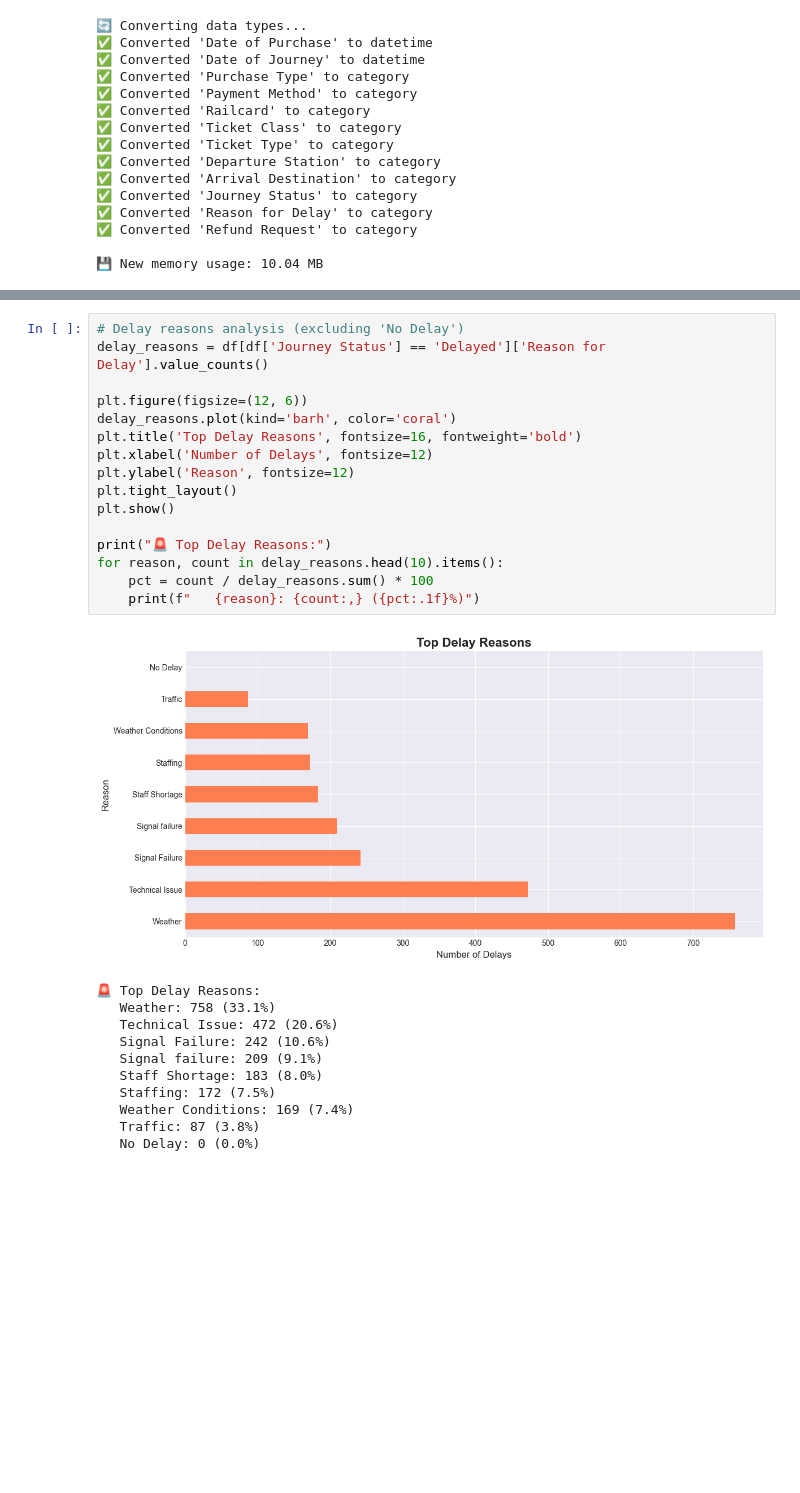
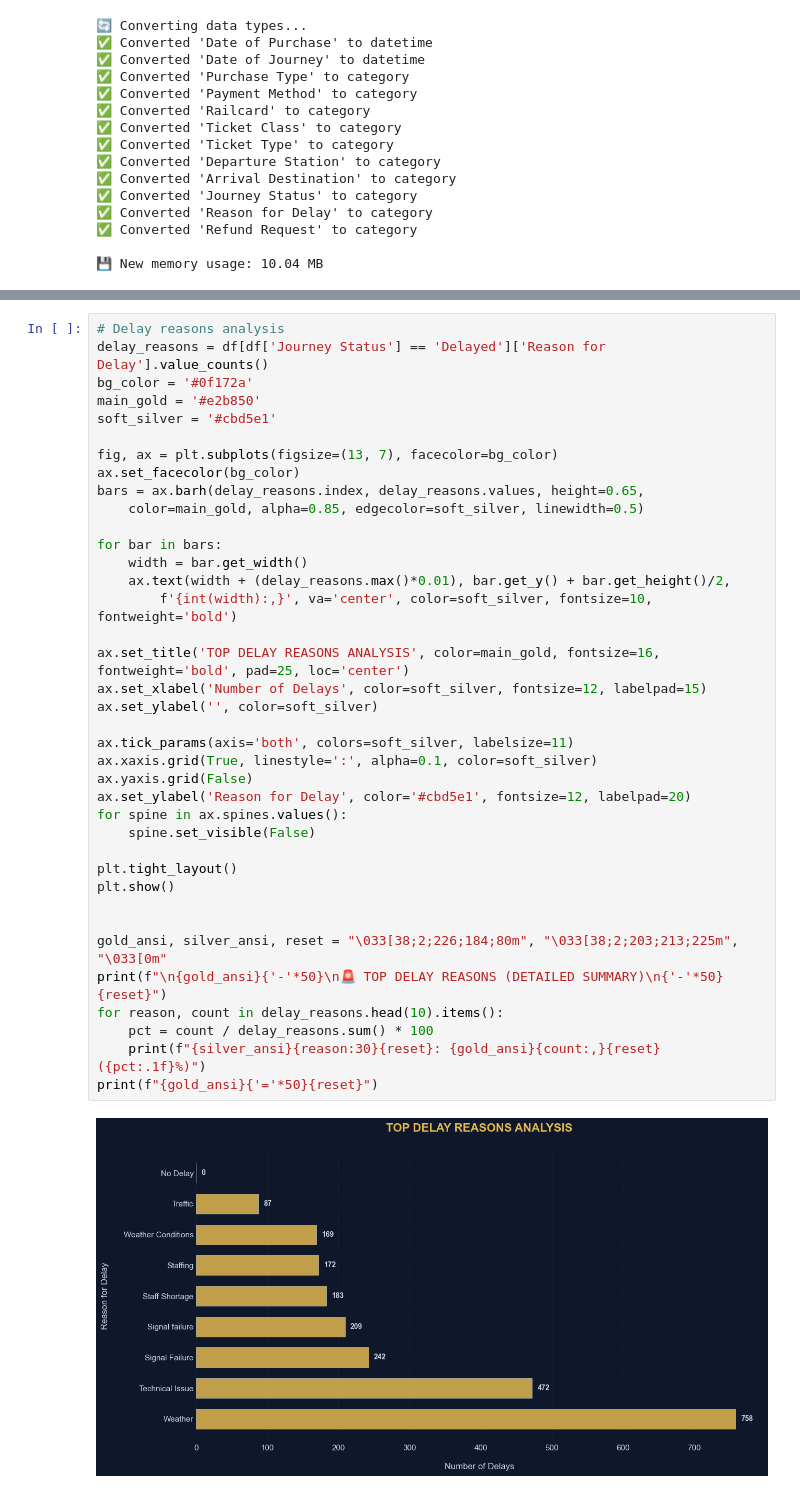
Before and after one commit to KhaledEisa/RailSmart-UK-Train-Rides, a Jupyter notebook: data_analysis_and_cleaning.ipynb, the cells around one changed output, grey strips where cells are left out. Drawn from its saved outputs; the diff is of its cells as text; blank space fills up the shorter version.

```diff
--- a/data_analysis_and_cleaning.ipynb
+++ b/data_analysis_and_cleaning.ipynb
@@ -529,28 +725,40 @@ for status, count in status_counts.items():
-# %%
-# Delay reasons analysis (excluding 'No Delay')
-delay_reasons = df[df['Journey Status'] == 'Delayed']['Reason for Delay'].value_counts()
-
-plt.figure(figsize=(12, 6))
-delay_reasons.plot(kind='barh', color='coral')
-plt.title('Top Delay Reasons', fontsize=16, fontweight='bold')
-plt.xlabel('Number of Delays', fontsize=12)
-plt.ylabel('Reason', fontsize=12)
-plt.tight_layout()
-plt.show()
-
-print("🚨 Top Delay Reasons:")
-for reason, count in delay_reasons.head(10).items():
-    pct = count / delay_reasons.sum() * 100
-    print(f"   {reason}: {count:,} ({pct:.1f}%)")
-# %% [output]
-[figure, removed]
-🚨 Top Delay Reasons:
-   Weather: 758 (33.1%)
-   Technical Issue: 472 (20.6%)
-   Signal Failure: 242 (10.6%)
-   Signal failure: 209 (9.1%)
-   Staff Shortage: 183 (8.0%)
-   Staffing: 172 (7.5%)
-   Weather Conditions: 169 (7.4%)
-   Traffic: 87 (3.8%)
-   No Delay: 0 (0.0%)
+# %%
+# Delay reasons analysis
+delay_reasons = df[df['Journey Status'] == 'Delayed']['Reason for Delay'].value_counts()
+bg_color = '#0f172a'
+main_gold = '#e2b850'
+soft_silver = '#cbd5e1'
+
+fig, ax = plt.subplots(figsize=(13, 7), facecolor=bg_color)
+ax.set_facecolor(bg_color)
+bars = ax.barh(delay_reasons.index, delay_reasons.values, height=0.65,
+    color=main_gold, alpha=0.85, edgecolor=soft_silver, linewidth=0.5)
+
+for bar in bars:
+    width = bar.get_width()
+    ax.text(width + (delay_reasons.max()*0.01), bar.get_y() + bar.get_height()/2,
+        f'{int(width):,}', va='center', color=soft_silver, fontsize=10, fontweight='bold')
+
+ax.set_title('TOP DELAY REASONS ANALYSIS', color=main_gold, fontsize=16, fontweight='bold', pad=25, loc='center')
+ax.set_xlabel('Number of Delays', color=soft_silver, fontsize=12, labelpad=15)
+ax.set_ylabel('', color=soft_silver)
+
+ax.tick_params(axis='both', colors=soft_silver, labelsize=11)
+ax.xaxis.grid(True, linestyle=':', alpha=0.1, color=soft_silver)
+ax.yaxis.grid(False)
+ax.set_ylabel('Reason for Delay', color='#cbd5e1', fontsize=12, labelpad=20)
+for spine in ax.spines.values():
+    spine.set_visible(False)
+
+plt.tight_layout()
+plt.show()
+
+
+gold_ansi, silver_ansi, reset = "\033[38;2;226;184;80m", "\033[38;2;203;213;225m", "\033[0m"
+print(f"\n{gold_ansi}{'-'*50}\n🚨 TOP DELAY REASONS (DETAILED SUMMARY)\n{'-'*50}{reset}")
+for reason, count in delay_reasons.head(10).items():
+    pct = count / delay_reasons.sum() * 100
+    print(f"{silver_ansi}{reason:30}{reset}: {gold_ansi}{count:,}{reset} ({pct:.1f}%)")
+print(f"{gold_ansi}{'='*50}{reset}")
+# %% [output]
+[figure, added]
```
Also changed, not shown: parts of 65 cells of this notebook, 21 other files.
